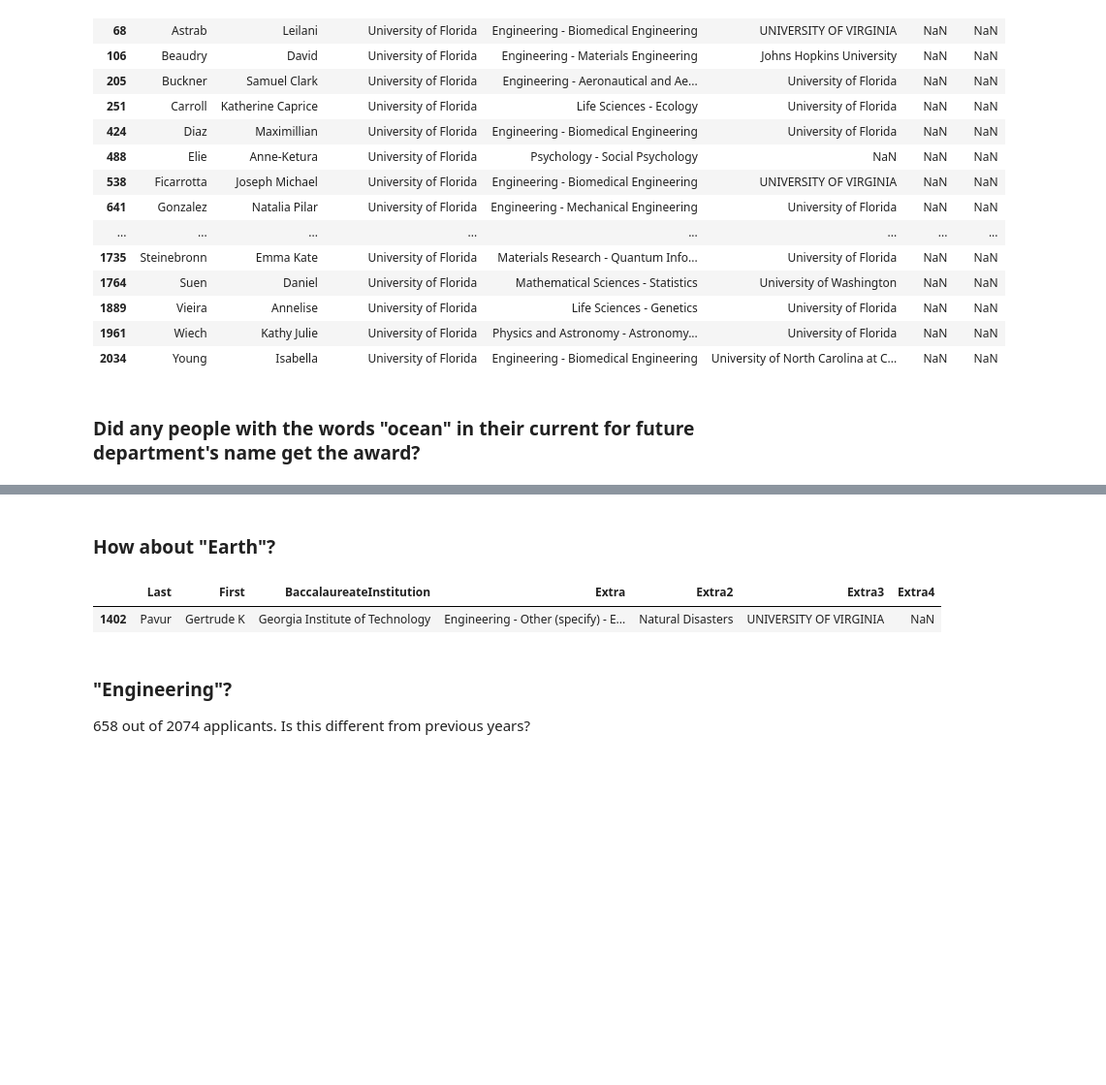
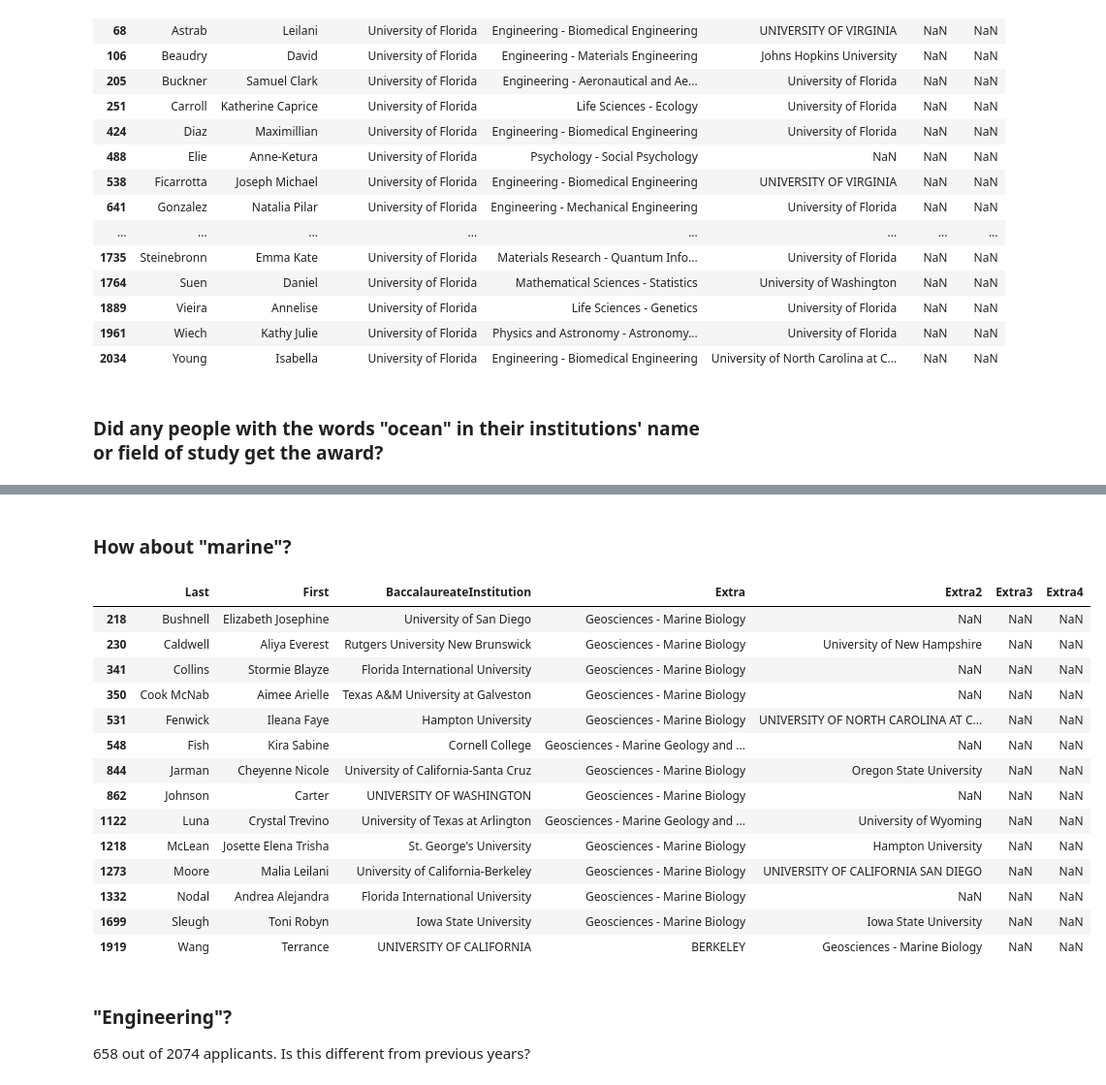
Before and after one commit to ognancy4life/GRFP, a Jupyter notebook: 2021GRFP.ipynb, the cells around one changed output, grey strips where cells are left out. Shown: that part at 97% size. Drawn from its saved outputs; the diff is of its cells as text; code cells hidden in the pictures; blank space fills up the shorter version.

```diff
--- a/2021GRFP.ipynb
+++ b/2021GRFP.ipynb
@@ -144,7 +146,7 @@ GRFP[GRFP['BaccalaureateInstitution'].str.contains("University of Florida", case
 | 1961 | Wiech | Kathy Julie | University of Florida | Physics and Astronomy - Astronomy... | University of Florida | NaN | NaN |
 | 2034 | Young | Isabella | University of Florida | Engineering - Biomedical Engineering | University of North Carolina at C... | NaN | NaN |
 # %% [markdown]
-### Did any people with the words "ocean" in their current for future department's name get the award?
+### Did any people with the words "ocean" in their institutions' name or field of study get the award?
 # %%
 GRFP[GRFP.apply(lambda row: row.astype(str).str.contains('Ocean', case=False).any(), axis=1)]
 # %% [output]
@@ -165,13 +167,26 @@ GRFP[GRFP.apply(lambda row: row.astype(str).str.contains('Ocean', case=False).an
 | 1752 | Stoner-Osborne | Blake Robert | UNIVERSITY OF CALIFORNIA | BERKELEY | Geosciences - Biological Oceanogr... | UNIVERSITY OF CALIFORNIA | BERKELEY |
 | 1810 | Thomas | Elaina Grace | Carleton College | Geosciences - Biological Oceanogr... | NaN | NaN | NaN |
 | 1932 | Warren | Treasure A | University of California-Davis | Geosciences - Chemical Oceanography | NaN | NaN | NaN |
-# %% [markdown]
-### How about "Earth"?
-# %%
-GRFP[GRFP.apply(lambda row: row.astype(str).str.contains('Earth', case=False).any(), axis=1)]
-# %% [output]
-|  | Last | First | BaccalaureateInstitution | Extra | Extra2 | Extra3 | Extra4 |
-| 1402 | Pavur | Gertrude K | Georgia Institute of Technology | Engineering - Other (specify) - E... | Natural Disasters | UNIVERSITY OF VIRGINIA | NaN |
+# %% [markdown]
+### How about "marine"?
+# %%
+GRFP[GRFP.apply(lambda row: row.astype(str).str.contains('Marine', case=False).any(), axis=1)]
+# %% [output]
+|  | Last | First | BaccalaureateInstitution | Extra | Extra2 | Extra3 | Extra4 |
+| 218 | Bushnell | Elizabeth Josephine | University of San Diego | Geosciences - Marine Biology | NaN | NaN | NaN |
+| 230 | Caldwell | Aliya Everest | Rutgers University New Brunswick | Geosciences - Marine Biology | University of New Hampshire | NaN | NaN |
+| 341 | Collins | Stormie Blayze | Florida International University | Geosciences - Marine Biology | NaN | NaN | NaN |
+| 350 | Cook McNab | Aimee Arielle | Texas A&M University at Galveston | Geosciences - Marine Biology | NaN | NaN | NaN |
+| 531 | Fenwick | Ileana Faye | Hampton University | Geosciences - Marine Biology | UNIVERSITY OF NORTH CAROLINA AT C... | NaN | NaN |
+| 548 | Fish | Kira Sabine | Cornell College | Geosciences - Marine Geology and ... | NaN | NaN | NaN |
+| 844 | Jarman | Cheyenne Nicole | University of California-Santa Cruz | Geosciences - Marine Biology | Oregon State University | NaN | NaN |
+| 862 | Johnson | Carter | UNIVERSITY OF WASHINGTON | Geosciences - Marine Biology | NaN | NaN | NaN |
+| 1122 | Luna | Crystal Trevino | University of Texas at Arlington | Geosciences - Marine Geology and ... | University of Wyoming | NaN | NaN |
+| 1218 | McLean | Josette Elena Trisha | St. George's University | Geosciences - Marine Biology | Hampton University | NaN | NaN |
+| 1273 | Moore | Malia Leilani | University of California-Berkeley | Geosciences - Marine Biology | UNIVERSITY OF CALIFORNIA SAN DIEGO | NaN | NaN |
+| 1332 | Nodal | Andrea Alejandra | Florida International University | Geosciences - Marine Biology | NaN | NaN | NaN |
+| 1699 | Sleugh | Toni Robyn | Iowa State University | Geosciences - Marine Biology | Iowa State University | NaN | NaN |
+| 1919 | Wang | Terrance | UNIVERSITY OF CALIFORNIA | BERKELEY | Geosciences - Marine Biology | NaN | NaN |
 # %% [markdown]
 ### "Engineering"?
 658 out of 2074 applicants. Is this different from previous years?
```
Also changed, not shown: parts of 5 cells of this notebook.
